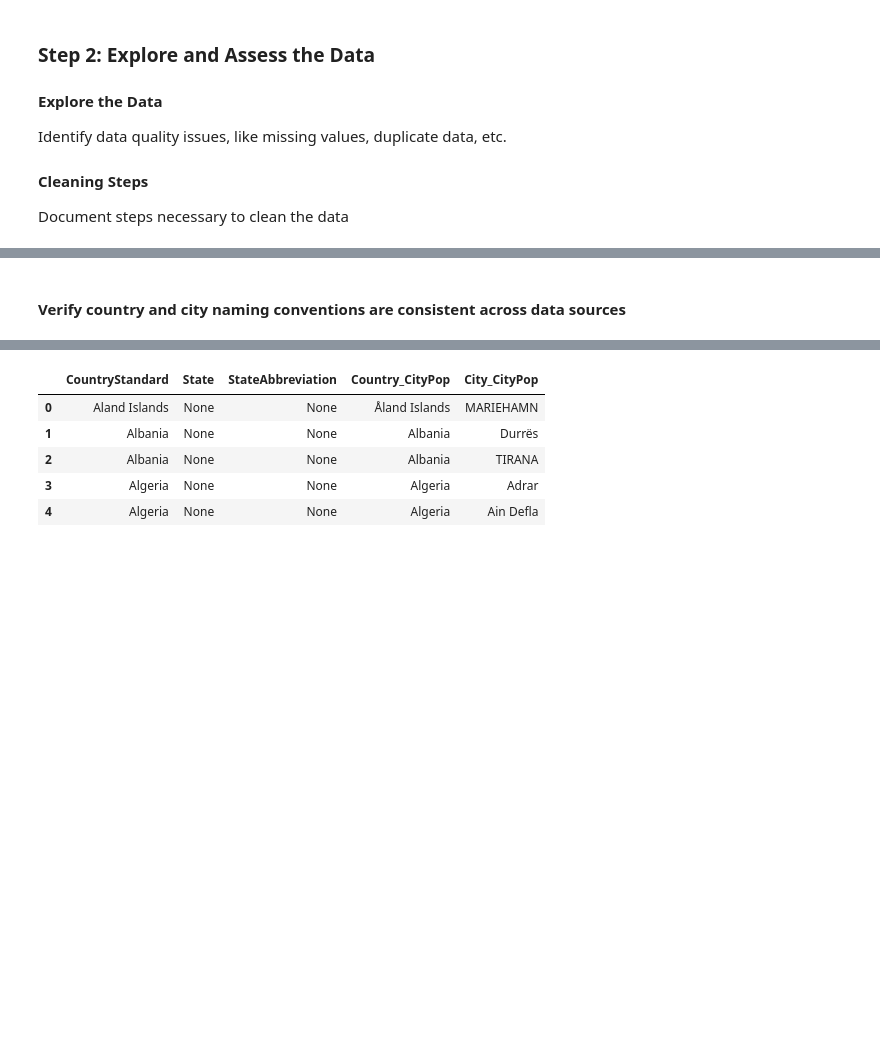
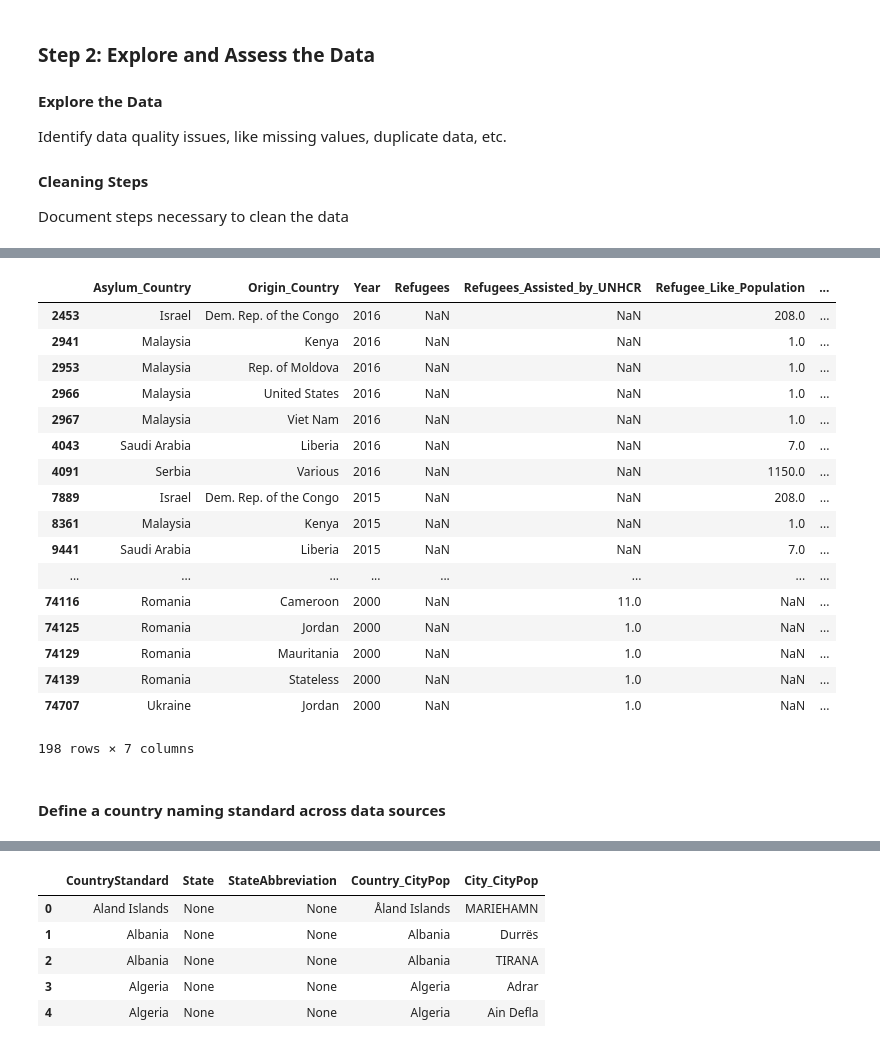
Before and after one commit to DonDuPontII/Data-Engineering-Udacity-Projects, a Jupyter notebook: Capstone-Project.ipynb, the cells around one changed output, grey strips where cells are left out. Cells and saved outputs as stored; diff of their text form; code cells hidden in the pictures; blank space fills up the shorter version.

```diff
--- a/Capstone-Project.ipynb
+++ b/Capstone-Project.ipynb
@@ -489,2 +379,49 @@ refugee_df.loc[pd.isnull(refugee_df[['Asylum_Country_or_Territory',
+# %%
+def null_check(df, ColumnList):
+    """
+    Returns rows that contain null values within coulmn list
+
+    Inputs:
+    df - dataframe
+    ColumnList - columns to check for nulls
+    """
+    return df.loc[pd.isnull(df[ColumnList]).any(1),:]
+
+# Only state has nulls, which is to be expected.
+null_check(df = temp_df,
+           ColumnList = ['Region', 'Country', 'City', 'Date', 'AvgTemperature'])
+
+# No null values detected.
+null_check(df = country_pop_df,
+           ColumnList = ['Country', 'Year', 'Country_Population'])
+
+# No null values detected.
+null_check(df = city_pop_df,
+           ColumnList = ['Country', 'Year', 'City', 'City_Type', 'Record_Type',
+                         'Reliability', 'Source_Year', 'City_Population'])
+
+# No unexpected nulls. Not all refugee counts populate, which is okay.
+null_check(df = refugee_df,
+           ColumnList = ['Asylum_Country', 'Origin_Country', 'Year',
+                         'Refugees', 'Refugee_Like_Population'])
+# %% [output]
+|  | Asylum_Country | Origin_Country | Year | Refugees | Refugees_Assisted_by_UNHCR | Refugee_Like_Population | ... |
+| 2453 | Israel | Dem. Rep. of the Congo | 2016 | NaN | NaN | 208.0 | ... |
+| 2941 | Malaysia | Kenya | 2016 | NaN | NaN | 1.0 | ... |
+| 2953 | Malaysia | Rep. of Moldova | 2016 | NaN | NaN | 1.0 | ... |
+| 2966 | Malaysia | United States | 2016 | NaN | NaN | 1.0 | ... |
+| 2967 | Malaysia | Viet Nam | 2016 | NaN | NaN | 1.0 | ... |
+| 4043 | Saudi Arabia | Liberia | 2016 | NaN | NaN | 7.0 | ... |
+| 4091 | Serbia | Various | 2016 | NaN | NaN | 1150.0 | ... |
+| 7889 | Israel | Dem. Rep. of the Congo | 2015 | NaN | NaN | 208.0 | ... |
+| 8361 | Malaysia | Kenya | 2015 | NaN | NaN | 1.0 | ... |
+| 9441 | Saudi Arabia | Liberia | 2015 | NaN | NaN | 7.0 | ... |
+| ... | ... | ... | ... | ... | ... | ... | ... |
+| 74116 | Romania | Cameroon | 2000 | NaN | 11.0 | NaN | ... |
+| 74125 | Romania | Jordan | 2000 | NaN | 1.0 | NaN | ... |
+| 74129 | Romania | Mauritania | 2000 | NaN | 1.0 | NaN | ... |
+| 74139 | Romania | Stateless | 2000 | NaN | 1.0 | NaN | ... |
+| 74707 | Ukraine | Jordan | 2000 | NaN | 1.0 | NaN | ... |
+198 rows × 7 columns
 # %% [markdown]
-#### Verify country and city naming conventions are consistent across data sources
+#### Define a country naming standard across data sources
```
Also changed, not shown: parts of 40 cells of this notebook.
